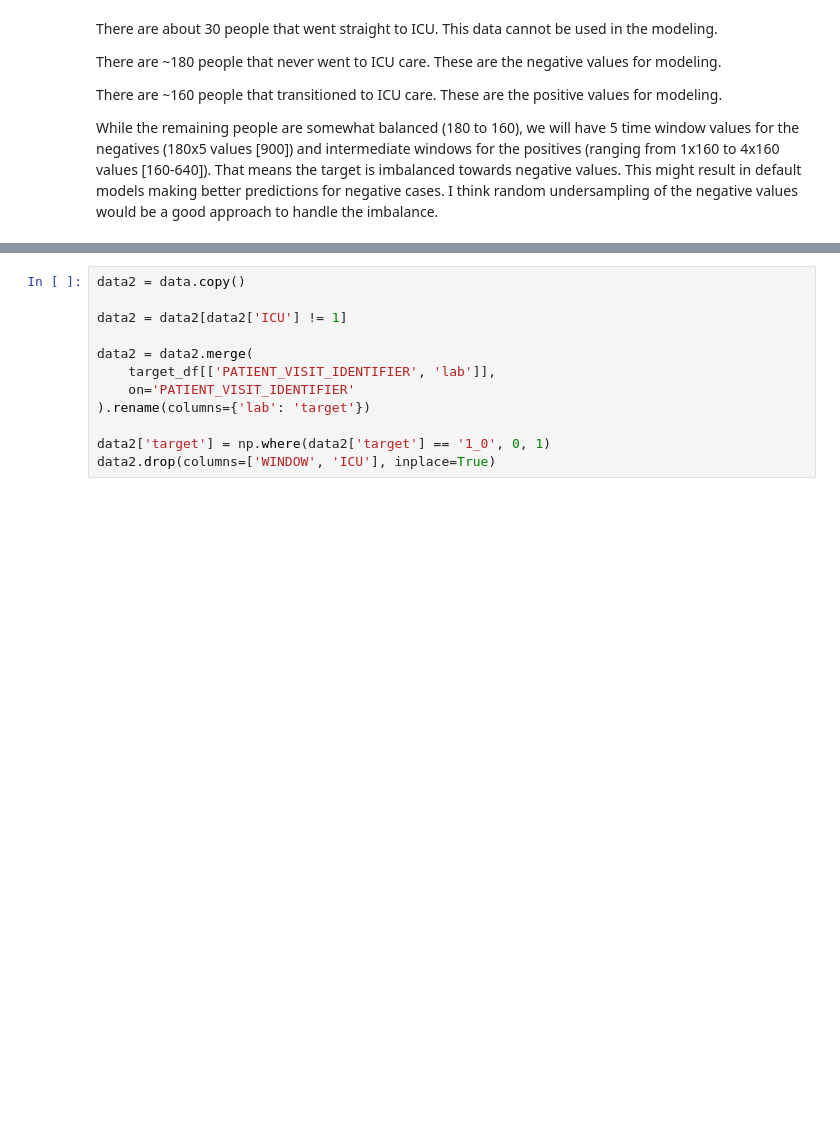
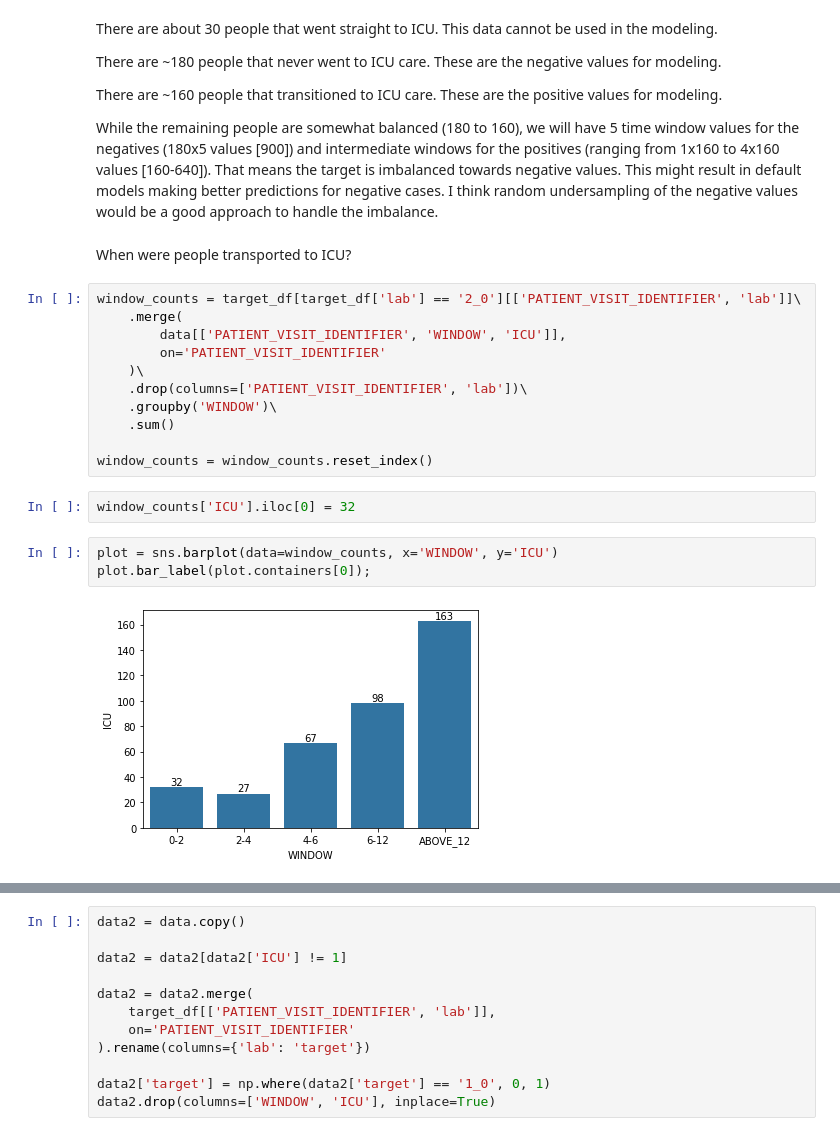
Before and after one commit to ccaiman/covid-capstone, a Jupyter notebook: covid_icu.ipynb, the cells around one changed output, grey strips where cells are left out. Drawn from its saved outputs; the diff is of its cells as text; blank space fills up the shorter version.

```diff
--- a/covid_icu.ipynb
+++ b/covid_icu.ipynb
@@ -88,3 +83,23 @@ While the remaining people are somewhat balanced (180 to 160), we will have 5 ti
 That means the target is imbalanced towards negative values.
 This might result in default models making better predictions for negative cases.
 I think random undersampling of the negative values would be a good approach to handle the imbalance.
+# %% [markdown]
+When were people transported to ICU?
+# %%
+window_counts = target_df[target_df['lab'] == '2_0'][['PATIENT_VISIT_IDENTIFIER', 'lab']]\
+    .merge(
+        data[['PATIENT_VISIT_IDENTIFIER', 'WINDOW', 'ICU']],
+        on='PATIENT_VISIT_IDENTIFIER'
+    )\
+    .drop(columns=['PATIENT_VISIT_IDENTIFIER', 'lab'])\
+    .groupby('WINDOW')\
+    .sum()
+
+window_counts = window_counts.reset_index()
+# %%
+window_counts['ICU'].iloc[0] = 32
+# %%
+plot = sns.barplot(data=window_counts, x='WINDOW', y='ICU')
+plot.bar_label(plot.containers[0]);
+# %% [output]
+[figure, added]
```
Also changed, not shown: parts of 24 cells of this notebook.
